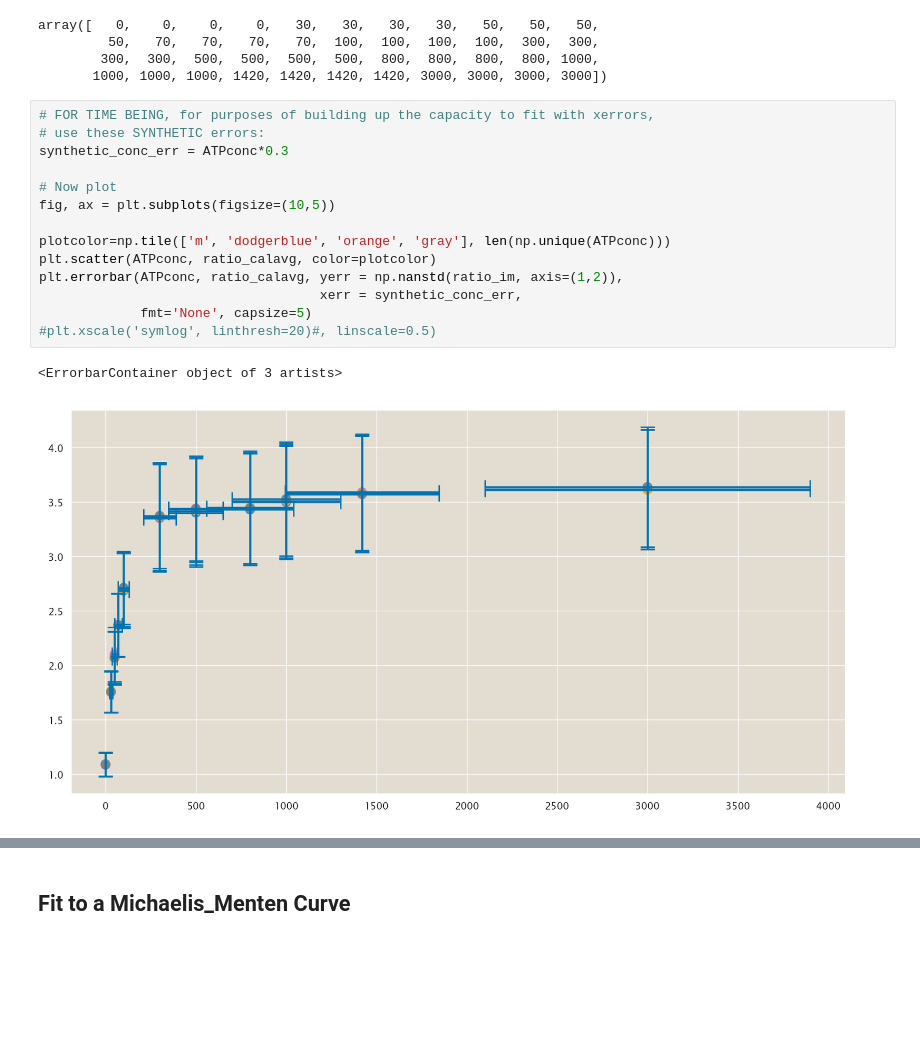
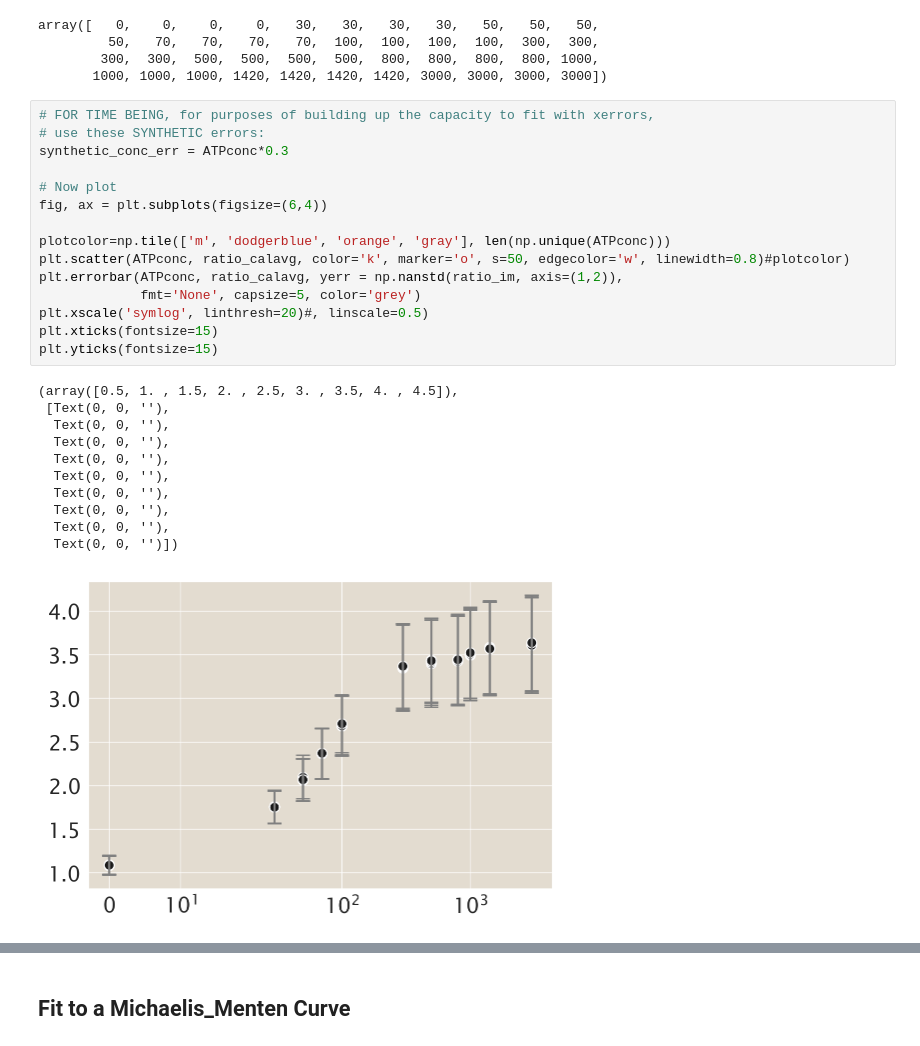
Before and after one commit to RPGroup-PBoC/am_atp, a Jupyter notebook: analysis/atp-cal/2024-07-23_ATPCal_Pipeline.ipynb, the cells around one changed output, grey strips where cells are left out. Drawn from its saved outputs; the diff is of its cells as text; blank space fills up the shorter version.

```diff
--- a/analysis/atp-cal/2024-07-23_ATPCal_Pipeline.ipynb
+++ b/analysis/atp-cal/2024-07-23_ATPCal_Pipeline.ipynb
@@ -246,17 +235,27 @@ array([   0,    0,    0,    0,   30,   30,   30,   30,   50,   50,   50,
 # %%
 # FOR TIME BEING, for purposes of building up the capacity to fit with xerrors,
 # use these SYNTHETIC errors:
 synthetic_conc_err = ATPconc*0.3
 
 # Now plot
-fig, ax = plt.subplots(figsize=(10,5))
+fig, ax = plt.subplots(figsize=(6,4))
 
 plotcolor=np.tile(['m', 'dodgerblue', 'orange', 'gray'], len(np.unique(ATPconc)))
-plt.scatter(ATPconc, ratio_calavg, color=plotcolor)
+plt.scatter(ATPconc, ratio_calavg, color='k', marker='o', s=50, edgecolor='w', linewidth=0.8)#plotcolor)
 plt.errorbar(ATPconc, ratio_calavg, yerr = np.nanstd(ratio_im, axis=(1,2)),
-                                    xerr = synthetic_conc_err,
-             fmt='None', capsize=5)
-#plt.xscale('symlog', linthresh=20)#, linscale=0.5)
+             fmt='None', capsize=5, color='grey')
+plt.xscale('symlog', linthresh=20)#, linscale=0.5)
+plt.xticks(fontsize=15)
+plt.yticks(fontsize=15)
 # %% [output]
-<ErrorbarContainer object of 3 artists>
+(array([0.5, 1. , 1.5, 2. , 2.5, 3. , 3.5, 4. , 4.5]),
+ [Text(0, 0, ''),
+  Text(0, 0, ''),
+  Text(0, 0, ''),
+  Text(0, 0, ''),
+  Text(0, 0, ''),
+  Text(0, 0, ''),
+  Text(0, 0, ''),
+  Text(0, 0, ''),
+  Text(0, 0, '')])
-[figure, old version]
+[figure, new version]
```
Also changed, not shown: parts of 5 cells of this notebook, 5 other files.
